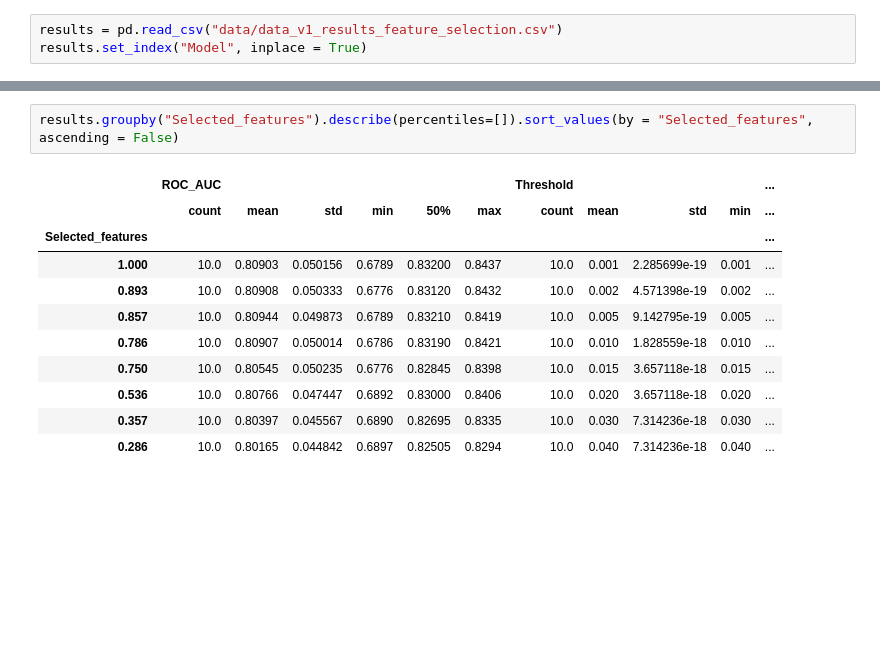
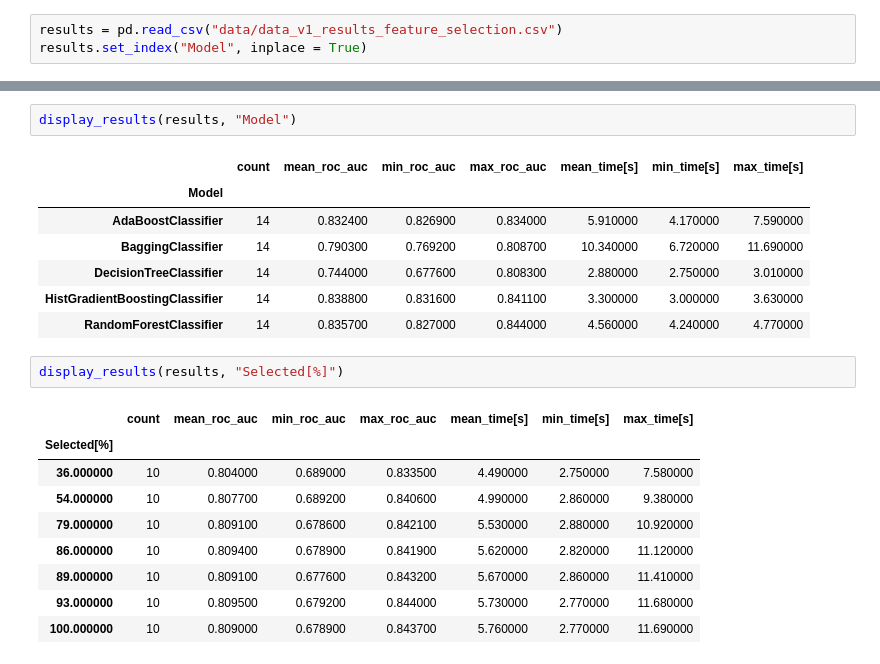
Before and after one commit to k-katarzyna/Lead_Conversion_Probability, a Jupyter notebook: Happy_Customer_Bank/Project_main.ipynb, the cells around one changed output, grey strips where cells are left out. Drawn from its saved outputs; the diff is of its cells as text; blank space fills up the shorter version.

```diff
--- a/Happy_Customer_Bank/Project_main.ipynb
+++ b/Happy_Customer_Bank/Project_main.ipynb
@@ -361,15 +382,23 @@ results.sort_values(by = ["ROC_AUC"], ascending = False).head()
+# %%
+display_results(results, "Model")
+# %% [output]
+|  | count | mean_roc_auc | min_roc_auc | max_roc_auc | mean_time[s] | min_time[s] | max_time[s] |
+| Model |  |  |  |  |  |  |  |
+| AdaBoostClassifier | 14 | 0.832400 | 0.826900 | 0.834000 | 5.910000 | 4.170000 | 7.590000 |
+| BaggingClassifier | 14 | 0.790300 | 0.769200 | 0.808700 | 10.340000 | 6.720000 | 11.690000 |
+| DecisionTreeClassifier | 14 | 0.744000 | 0.677600 | 0.808300 | 2.880000 | 2.750000 | 3.010000 |
+| HistGradientBoostingClassifier | 14 | 0.838800 | 0.831600 | 0.841100 | 3.300000 | 3.000000 | 3.630000 |
+| RandomForestClassifier | 14 | 0.835700 | 0.827000 | 0.844000 | 4.560000 | 4.240000 | 4.770000 |
 # %%
-results.groupby("Selected_features").describe(percentiles=[]).sort_values(by = "Selected_features", ascending = False)
+display_results(results, "Selected[%]")
 # %% [output]
-|  | ROC_AUC |  |  |  |  |  | Threshold |  |  |  | ... |
-|  | count | mean | std | min | 50% | max | count | mean | std | min | ... |
-| Selected_features |  |  |  |  |  |  |  |  |  |  | ... |
-| 1.000 | 10.0 | 0.80903 | 0.050156 | 0.6789 | 0.83200 | 0.8437 | 10.0 | 0.001 | 2.285699e-19 | 0.001 | ... |
-| 0.893 | 10.0 | 0.80908 | 0.050333 | 0.6776 | 0.83120 | 0.8432 | 10.0 | 0.002 | 4.571398e-19 | 0.002 | ... |
-| 0.857 | 10.0 | 0.80944 | 0.049873 | 0.6789 | 0.83210 | 0.8419 | 10.0 | 0.005 | 9.142795e-19 | 0.005 | ... |
-| 0.786 | 10.0 | 0.80907 | 0.050014 | 0.6786 | 0.83190 | 0.8421 | 10.0 | 0.010 | 1.828559e-18 | 0.010 | ... |
-| 0.750 | 10.0 | 0.80545 | 0.050235 | 0.6776 | 0.82845 | 0.8398 | 10.0 | 0.015 | 3.657118e-18 | 0.015 | ... |
-| 0.536 | 10.0 | 0.80766 | 0.047447 | 0.6892 | 0.83000 | 0.8406 | 10.0 | 0.020 | 3.657118e-18 | 0.020 | ... |
-| 0.357 | 10.0 | 0.80397 | 0.045567 | 0.6890 | 0.82695 | 0.8335 | 10.0 | 0.030 | 7.314236e-18 | 0.030 | ... |
-| 0.286 | 10.0 | 0.80165 | 0.044842 | 0.6897 | 0.82505 | 0.8294 | 10.0 | 0.040 | 7.314236e-18 | 0.040 | ... |
+|  | count | mean_roc_auc | min_roc_auc | max_roc_auc | mean_time[s] | min_time[s] | max_time[s] |
+| Selected[%] |  |  |  |  |  |  |  |
+| 36.000000 | 10 | 0.804000 | 0.689000 | 0.833500 | 4.490000 | 2.750000 | 7.580000 |
+| 54.000000 | 10 | 0.807700 | 0.689200 | 0.840600 | 4.990000 | 2.860000 | 9.380000 |
+| 79.000000 | 10 | 0.809100 | 0.678600 | 0.842100 | 5.530000 | 2.880000 | 10.920000 |
+| 86.000000 | 10 | 0.809400 | 0.678900 | 0.841900 | 5.620000 | 2.820000 | 11.120000 |
+| 89.000000 | 10 | 0.809100 | 0.677600 | 0.843200 | 5.670000 | 2.860000 | 11.410000 |
+| 93.000000 | 10 | 0.809500 | 0.679200 | 0.844000 | 5.730000 | 2.770000 | 11.680000 |
+| 100.000000 | 10 | 0.809000 | 0.678900 | 0.843700 | 5.760000 | 2.770000 | 11.690000 |
 # %% [markdown]
```
Also changed, not shown: parts of 28 cells of this notebook, 3 other files.
